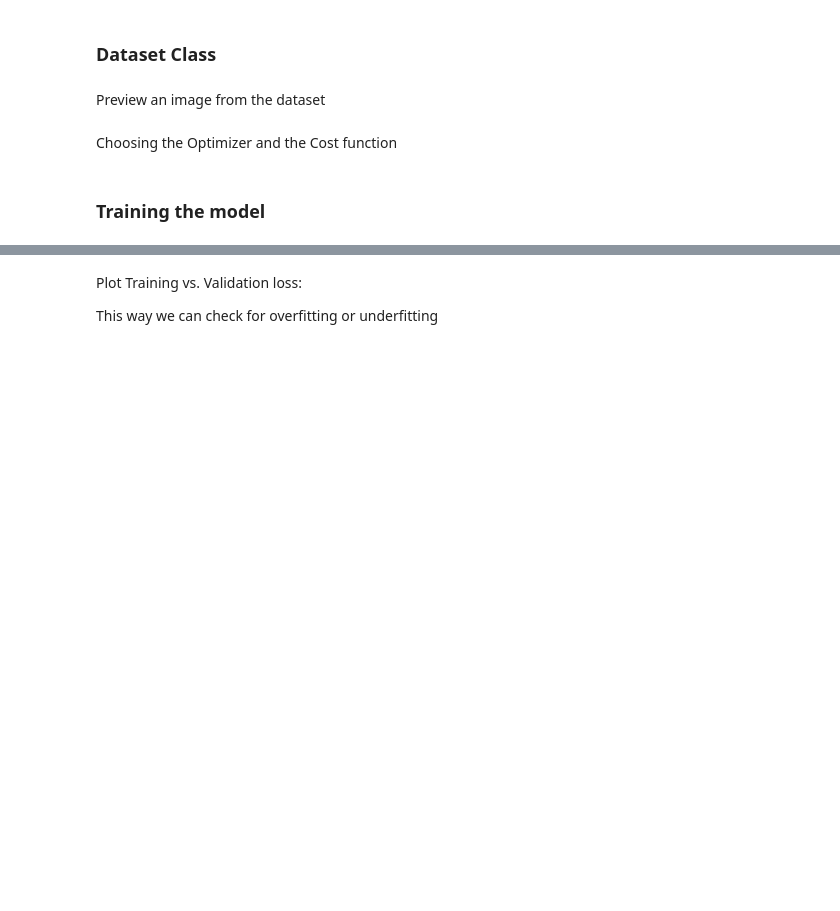
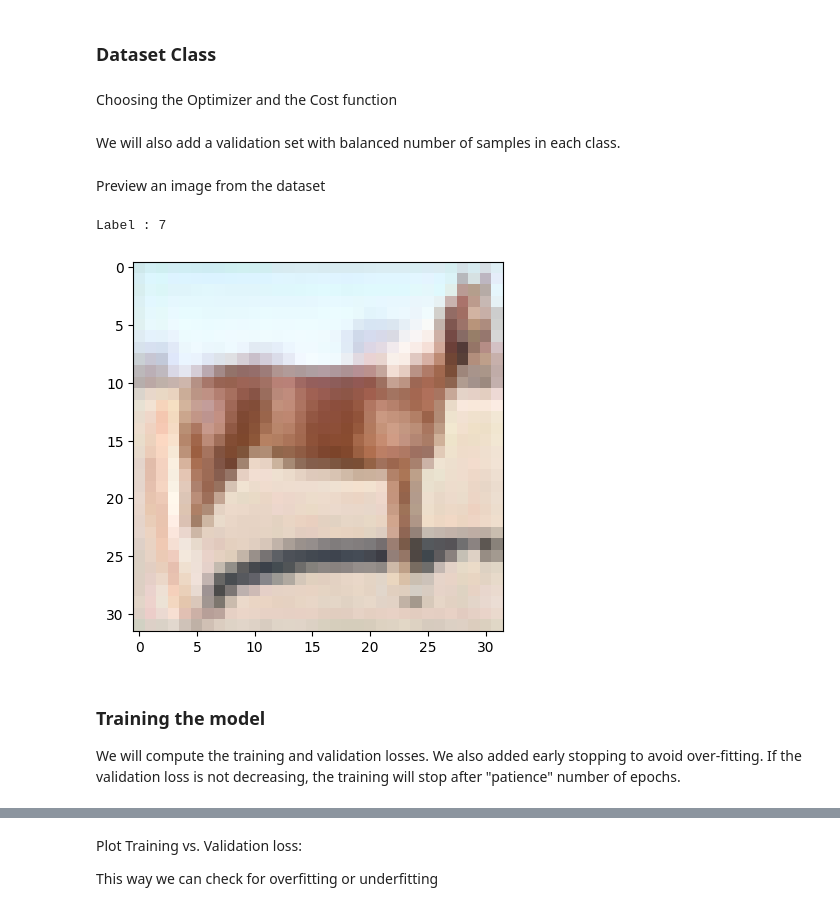
Before and after one commit to AntoineMoreno/Image-classification-CIFAR10, a Jupyter notebook: cnn_classification.ipynb, the cells around one changed output, grey strips where cells are left out. Cells and saved outputs as stored; diff of their text form; code cells hidden in the pictures; blank space fills up the shorter version.

```diff
--- a/cnn_classification.ipynb
+++ b/cnn_classification.ipynb
@@ -111,0 +135,2 @@ xx.groupby("label").count()
+# %% [markdown]
+Choosing the Optimizer and the Cost function
@@ -112,2 +144,4 @@ xx.groupby("label").count()
+# %% [markdown]
+We will also add a validation set with balanced number of samples in each class.
 # %%
 dataset_val = Dataset( X_data = cifar["train"]["img"][0:10000], Y_data = cifar["train"]["label"][0:10000])
@@ -119,13 +153,14 @@ test_loader = DataLoader(dataset=dataset_test, batch_size=256, shuffle=True)
 # %% [markdown]
 Preview an image from the dataset
 # %%
-img,label = dataset_train[110]
+img,label = dataset_train[10]
 
 def display_img(img,label):
     print(f"Label : {label}")
     plt.imshow(img.permute(1,2,0))
 
 #display the first image in the dataset
 display_img(img, label)
+# %% [output]
+Label : 7
+[figure, added]
-# %% [markdown]
-Choosing the Optimizer and the Cost function
@@ -137,5 +167,8 @@ loss_new = nn.CrossEntropyLoss()
-# %% [markdown]
-### Training the model
+# %% [markdown]
+### Training the model
+
+We will compute the training and validation losses. We also added early stopping to avoid over-fitting.
+If the validation loss is not decreasing, the training will stop after "patience" number of epochs.
 # %%
 def accuracy(outputs, labels):
     _, preds = torch.max(outputs, dim=1)
```
Also changed, not shown: parts of 11 cells of this notebook, 1 other file.
